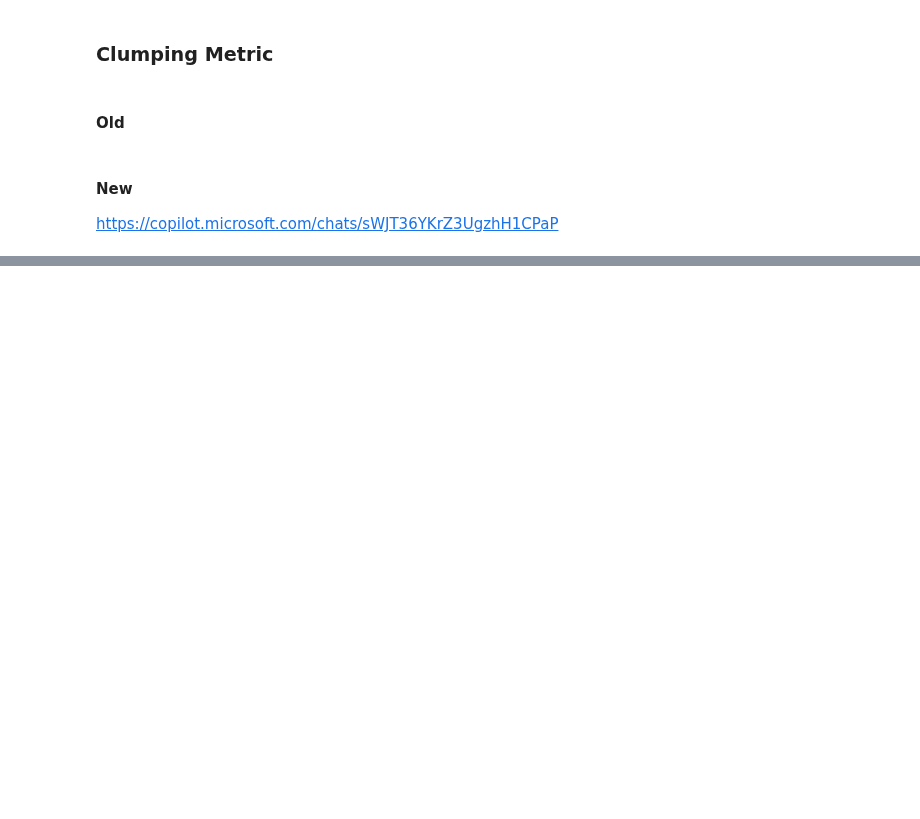
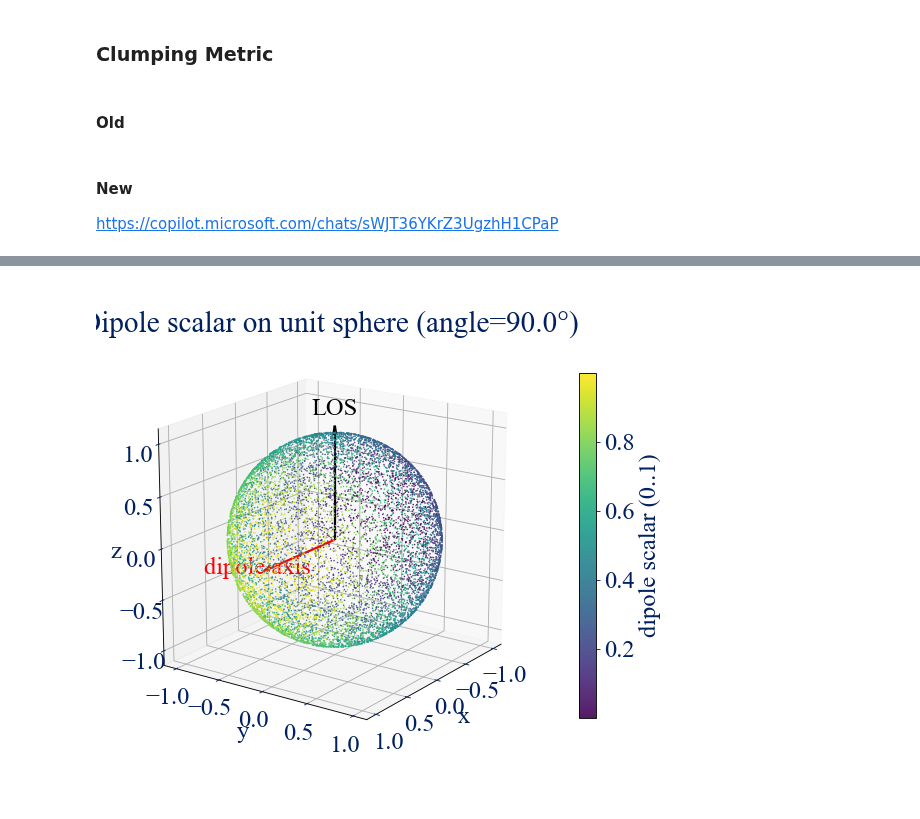
Before and after one commit to avalluvan/cosipy, a Jupyter notebook: docs/unbinned/image_deconvolution/SH_visualization.ipynb, the cells around one changed output, grey strips where cells are left out. Saved outputs shown, nothing was run; the diff lists cells and outputs as text; code cells hidden in the pictures; blank space fills up the shorter version.

```diff
--- a/docs/unbinned/image_deconvolution/SH_visualization.ipynb
+++ b/docs/unbinned/image_deconvolution/SH_visualization.ipynb
@@ -1622,0 +1725,77 @@ plt.show()
+# %%
+import numpy as np
+import matplotlib.pyplot as plt
+
+
+def sample_sphere(n, rng=None):
+    rng = np.random.default_rng() if rng is None else rng
+    u = rng.uniform(-1.0, 1.0, n)
+    phi = rng.uniform(0.0, 2.0 * np.pi, n)
+    sin_t = np.sqrt(1.0 - u * u)
+    x = sin_t * np.cos(phi)
+    y = sin_t * np.sin(phi)
+    z = u
+    return x, y, z
+
+
+def plot_dipole_3d(
+    dipole_angle_deg=30.0,   # dipole axis vs line-of-sight (+z)
+    n=80_000,
+    elev=18,
+    azim=35,
+    seed=0,
+):
+    rng = np.random.default_rng(seed)
+
+    # LOS = +z. Dipole axis rotated in x-z plane by dipole_angle.
+    a = np.deg2rad(dipole_angle_deg)
+    dip = np.array([np.sin(a), 0.0, np.cos(a)])
+
+    # Points on unit sphere
+    x, y, z = sample_sphere(n, rng=rng)
+    rhat = np.column_stack([x, y, z])
+
+    # Dipole term: cos(alpha) = rhat · dip (ranges [-1, 1])
+    cos_alpha = rhat @ dip
+
+    # "Dipole scalar" in [0, 1] as you described
+    dipole01 = 0.5 * (1.0 + cos_alpha)
+
+    # 3D scatter colored by dipole value
+    fig = plt.figure(figsize=(7.5, 6.5))
+    ax = fig.add_subplot(111, projection="3d")
+
+    sc = ax.scatter(
+        x, y, z,
+        c=dipole01,
+        s=2,
+        cmap="viridis",
+        alpha=0.9,
+        linewidths=0,
+    )
+
+    # Draw LOS (+z) and dipole axis
+    ax.quiver(0, 0, 0, 0, 0, 1, length=1.1, color="k", linewidth=2, arrow_length_ratio=0.08)
+    ax.quiver(0, 0, 0, dip[0], dip[1], dip[2], length=1.1, color="r", linewidth=2, arrow_length_ratio=0.08)
+
+    ax.text(0, 0, 1.2, "LOS", color="k", ha="center")
+    ax.text(1.2 * dip[0], 1.2 * dip[1], 1.2 * dip[2], "dipole axis", color="r", ha="center")
+
+    ax.set_title(f"Dipole scalar on unit sphere (angle={dipole_angle_deg}°)")
+    ax.set_xlabel("x")
+    ax.set_ylabel("y")
+    ax.set_zlabel("z")
+    ax.set_box_aspect((1, 1, 1))
+    ax.view_init(elev=elev, azim=azim)
+
+    cb = fig.colorbar(sc, ax=ax, shrink=0.75, pad=0.08)
+    cb.set_label("dipole scalar (0..1)")
+
+    plt.tight_layout()
+    plt.show()
+
+
+if __name__ == "__main__":
+    plot_dipole_3d(dipole_angle_deg=90.0, n=10000)
+# %% [output]
+[figure, added]
```
Also changed, not shown: parts of 10 cells of this notebook, 1 other file.
